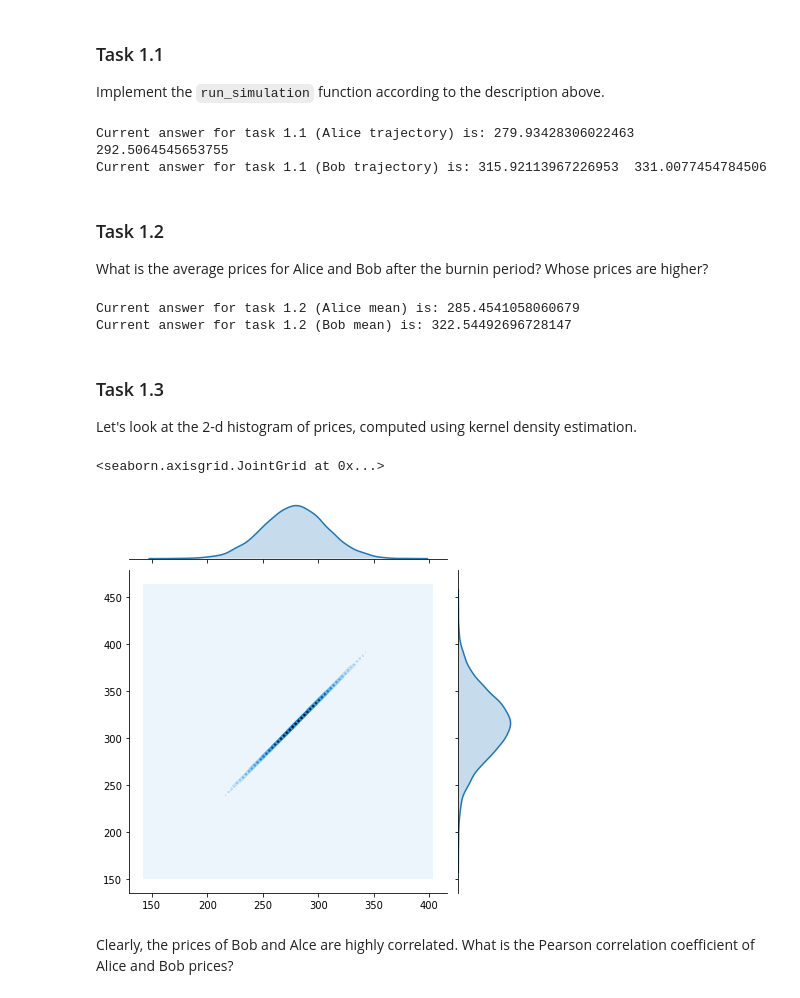
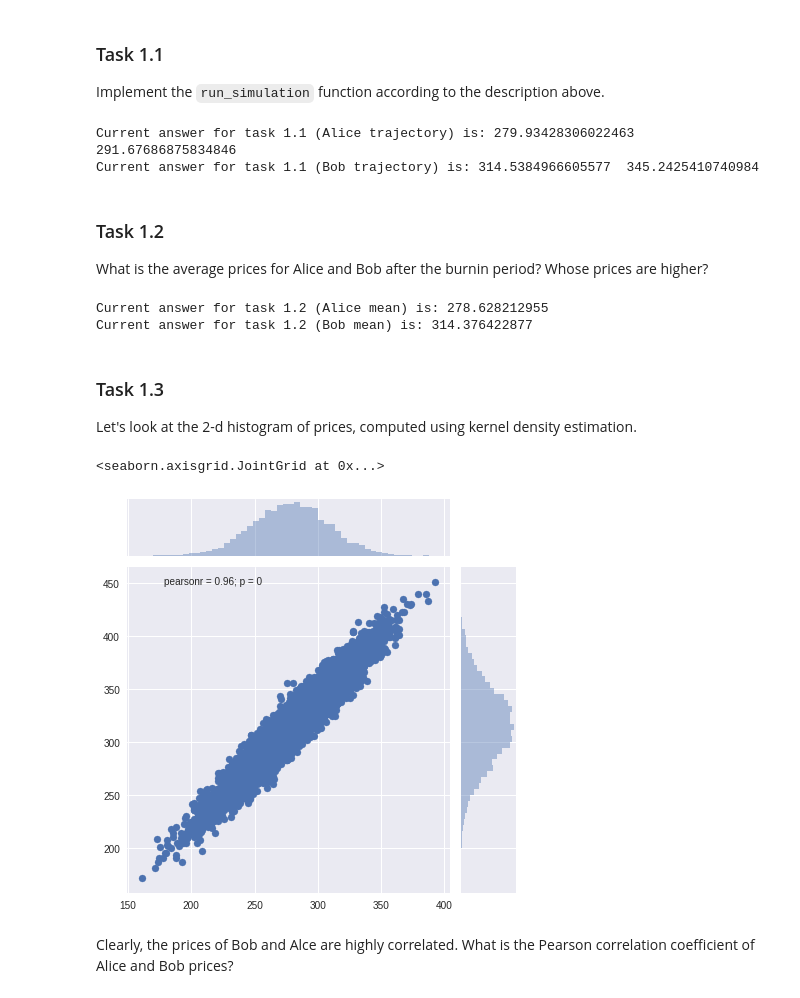
Before and after one commit to upul/WhiteBoard, a Jupyter notebook: baysean_methods/week_4/Week4. Practical Assignment. MCMC.ipynb, the cells around one changed output. Drawn from its saved outputs; the diff is of its cells as text; code cells hidden in the pictures.

```diff
--- a/baysean_methods/week_4/Week4. Practical Assignment. MCMC.ipynb
+++ b/baysean_methods/week_4/Week4. Practical Assignment. MCMC.ipynb
@@ -63,7 +64,7 @@ def run_simulation(alice_start_price=300.0, bob_start_price=300.0, seed=42, num_
     #### YOUR CODE HERE ####
     for i in range(1, (num_hours + 1)):
         alice_prices.append(bob_prices[i-1]*0.6 + 90.0 + np.random.normal(loc=0.0, scale=20))
-        bob_prices.append(alice_prices[i]*1.2 - 20.0 + np.random.normal(loc=0.0, scale=0))
+        bob_prices.append(alice_prices[i]*1.2 - 20.0 + np.random.normal(loc=0.0, scale=10))
     ### END OF YOUR CODE ###
 
     return alice_prices[burnin:], bob_prices[burnin:]
@@ -73,30 +74,31 @@ if len(alice_prices) != 3:
     raise RuntimeError('Make sure that the function returns `num_hours` data points.')
 grader.submit_simulation_trajectory(alice_prices, bob_prices)
 # %% [output]
-Current answer for task 1.1 (Alice trajectory) is: 279.93428306022463  292.5064545653755
-Current answer for task 1.1 (Bob trajectory) is: 315.92113967226953  331.0077454784506
+Current answer for task 1.1 (Alice trajectory) is: 279.93428306022463  291.67686875834846
+Current answer for task 1.1 (Bob trajectory) is: 314.5384966605577  345.2425410740984
 # %% [markdown]
 ### Task 1.2
 What is the average prices for Alice and Bob after the burnin period? Whose prices are higher?
 # %%
 #### YOUR CODE HERE ####
+alice_prices, bob_prices = run_simulation()
 average_alice_price = np.average(alice_prices)
 average_bob_price = np.average(bob_prices)
 ### END OF YOUR CODE ###
 grader.submit_simulation_mean(average_alice_price, average_bob_price)
 # %% [output]
-Current answer for task 1.2 (Alice mean) is: 285.4541058060679
-Current answer for task 1.2 (Bob mean) is: 322.54492696728147
+Current answer for task 1.2 (Alice mean) is: 278.628212955
+Current answer for task 1.2 (Bob mean) is: 314.376422877
 # %% [markdown]
 ### Task 1.3
 
 Let's look at the 2-d histogram of prices, computed using kernel density estimation.
 # %%
 data = np.array(run_simulation())
-sns.jointplot(data[0, :], data[1, :], stat_func=None, kind='kde')
+sns.jointplot(data[0, :], data[1, :])
 # %% [output]
 <seaborn.axisgrid.JointGrid at 0x...>
-[figure, old version]
+[figure, new version]
 # %% [markdown]
 Clearly, the prices of Bob and Alce are highly correlated. What is the Pearson correlation coefficient of Alice and Bob prices?
 # %%
```
Also changed, not shown: parts of 15 cells of this notebook.
